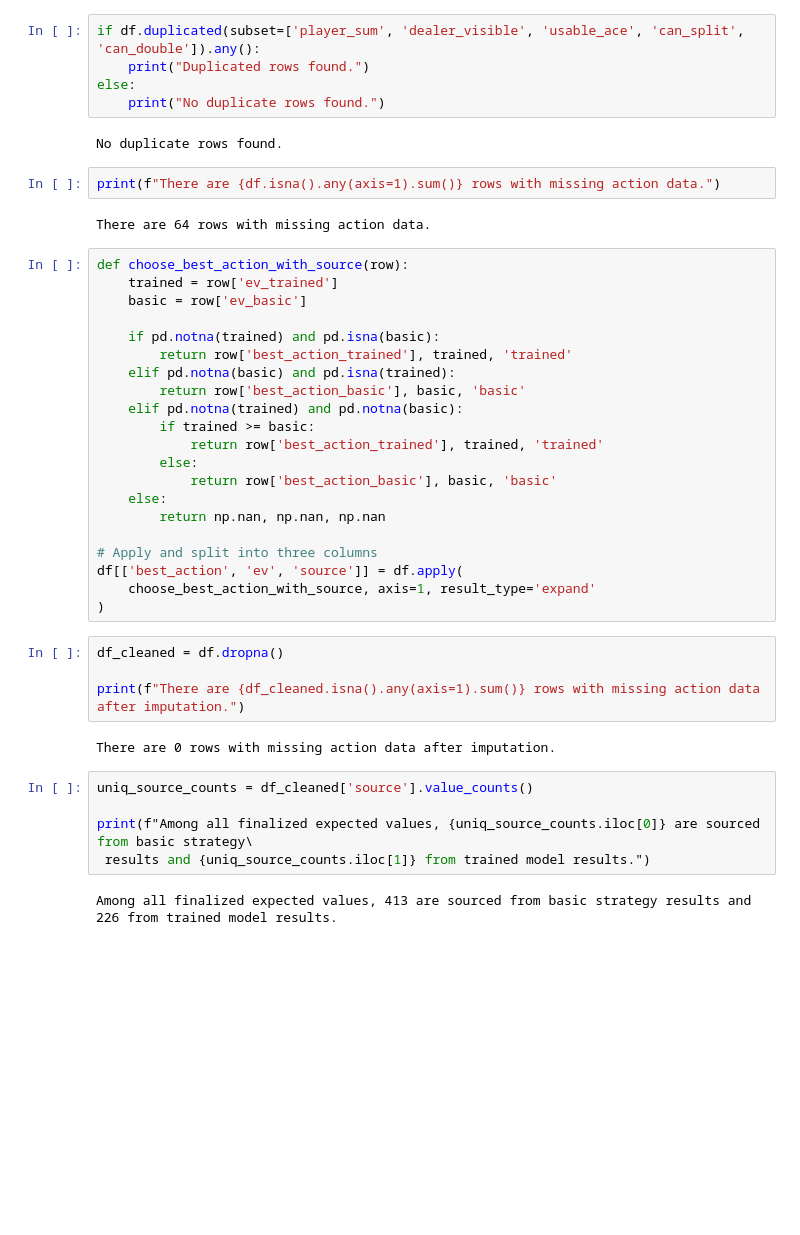
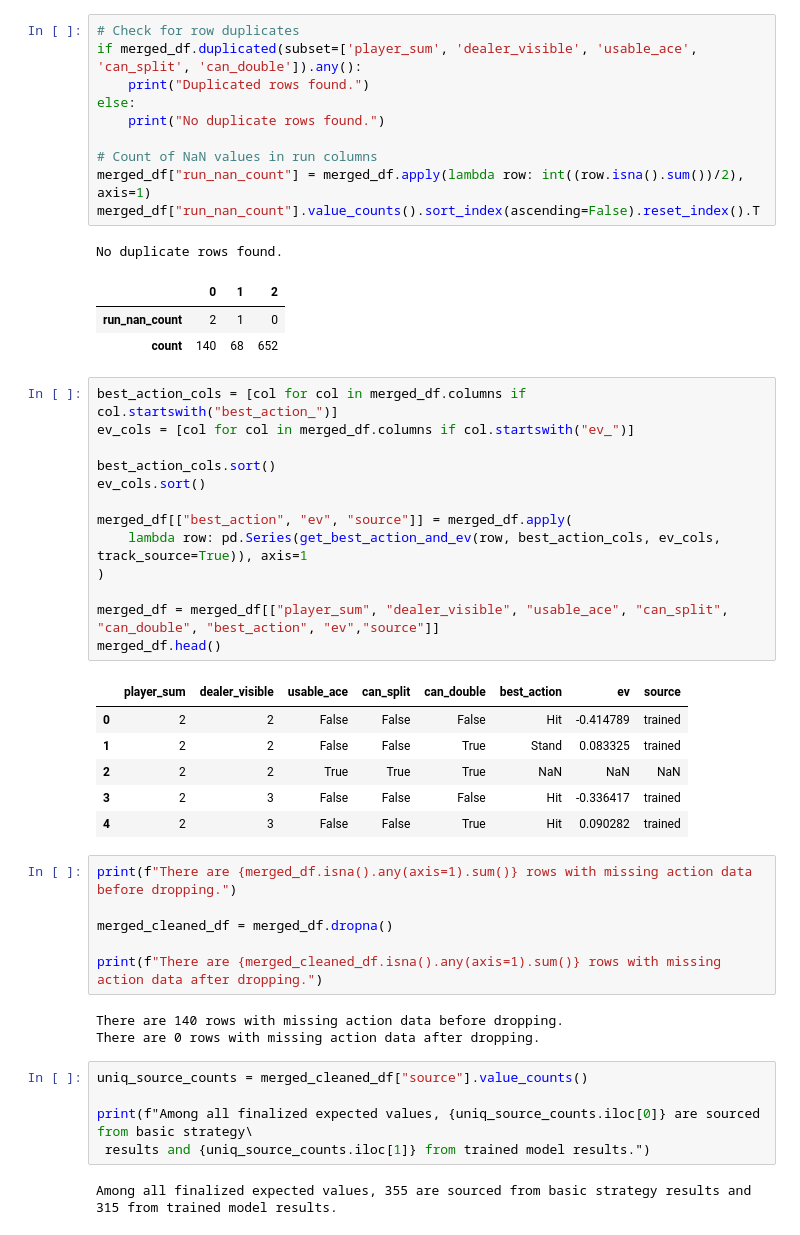
Before and after one commit to BorgXQ/blackjack-optimizer, a Jupyter notebook: analysis.ipynb, the cells around one changed output. Drawn from its saved outputs; the diff is of its cells as text; blank space fills up the shorter version.

Commit message:
Add data analysis

```diff
--- a/analysis.ipynb
+++ b/analysis.ipynb
@@ -32,45 +292,51 @@ df = pd.merge(
 # %%
-if df.duplicated(subset=['player_sum', 'dealer_visible', 'usable_ace', 'can_split', 'can_double']).any():
+# Check for row duplicates
+if merged_df.duplicated(subset=['player_sum', 'dealer_visible', 'usable_ace', 'can_split', 'can_double']).any():
     print("Duplicated rows found.")
 else:
     print("No duplicate rows found.")
+
+# Count of NaN values in run columns
+merged_df["run_nan_count"] = merged_df.apply(lambda row: int((row.isna().sum())/2), axis=1)
+merged_df["run_nan_count"].value_counts().sort_index(ascending=False).reset_index().T
 # %% [output]
 No duplicate rows found.
+|  | 0 | 1 | 2 |
+| run_nan_count | 2 | 1 | 0 |
+| count | 140 | 68 | 652 |
+# %%
+best_action_cols = [col for col in merged_df.columns if col.startswith("best_action_")]
+ev_cols = [col for col in merged_df.columns if col.startswith("ev_")]
+
+best_action_cols.sort()
+ev_cols.sort()
+
+merged_df[["best_action", "ev", "source"]] = merged_df.apply(
+    lambda row: pd.Series(get_best_action_and_ev(row, best_action_cols, ev_cols, track_source=True)), axis=1
+)
+
+merged_df = merged_df[["player_sum", "dealer_visible", "usable_ace", "can_split", "can_double", "best_action", "ev","source"]]
+merged_df.head()
+# %% [output]
+|  | player_sum | dealer_visible | usable_ace | can_split | can_double | best_action | ev | source |
+| 0 | 2 | 2 | False | False | False | Hit | -0.414789 | trained |
+| 1 | 2 | 2 | False | False | True | Stand | 0.083325 | trained |
+| 2 | 2 | 2 | True | True | True | NaN | NaN | NaN |
+| 3 | 2 | 3 | False | False | False | Hit | -0.336417 | trained |
+| 4 | 2 | 3 | False | False | True | Hit | 0.090282 | trained |
 # %%
-print(f"There are {df.isna().any(axis=1).sum()} rows with missing action data.")
+print(f"There are {merged_df.isna().any(axis=1).sum()} rows with missing action data before dropping.")
+
+merged_cleaned_df = merged_df.dropna()
+
+print(f"There are {merged_cleaned_df.isna().any(axis=1).sum()} rows with missing action data after dropping.")
 # %% [output]
-There are 64 rows with missing action data.
+There are 140 rows with missing action data before dropping.
+There are 0 rows with missing action data after dropping.
-# %%
-def choose_best_action_with_source(row):
-    trained = row['ev_trained']
-    basic = row['ev_basic']
-
-    if pd.notna(trained) and pd.isna(basic):
-        return row['best_action_trained'], trained, 'trained'
-    elif pd.notna(basic) and pd.isna(trained):
-        return row['best_action_basic'], basic, 'basic'
-    elif pd.notna(trained) and pd.notna(basic):
-        if trained >= basic:
-            return row['best_action_trained'], trained, 'trained'
-        else:
-            return row['best_action_basic'], basic, 'basic'
-    else:
-        return np.nan, np.nan, np.nan
-
-# Apply and split into three columns
-df[['best_action', 'ev', 'source']] = df.apply(
-    choose_best_action_with_source, axis=1, result_type='expand'
-)
-# %%
-df_cleaned = df.dropna()
-
-print(f"There are {df_cleaned.isna().any(axis=1).sum()} rows with missing action data after imputation.")
-# %% [output]
-There are 0 rows with missing action data after imputation.
 # %%
-uniq_source_counts = df_cleaned['source'].value_counts()
+uniq_source_counts = merged_cleaned_df["source"].value_counts()
 
 print(f"Among all finalized expected values, {uniq_source_counts.iloc[0]} are sourced from basic strategy\
  results and {uniq_source_counts.iloc[1]} from trained model results.")
 # %% [output]
-Among all finalized expected values, 413 are sourced from basic strategy results and 226 from trained model results.
+Among all finalized expected values, 355 are sourced from basic strategy results and 315 from trained model results.
```
Also changed, not shown: parts of 28 cells of this notebook.
